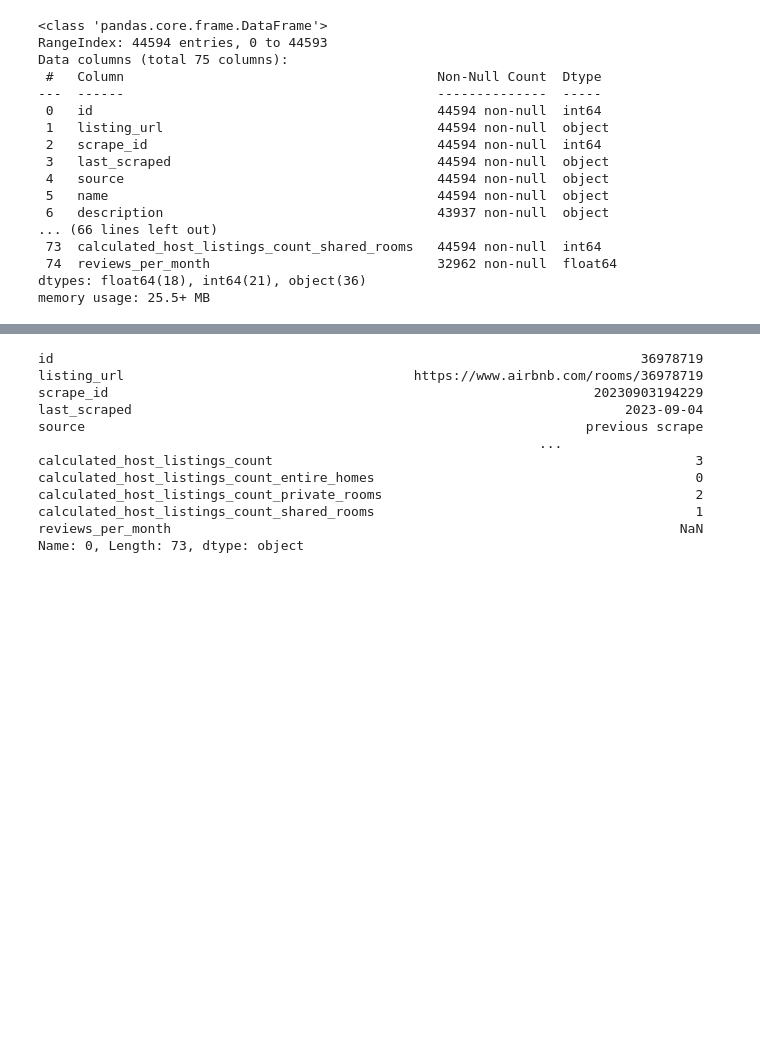
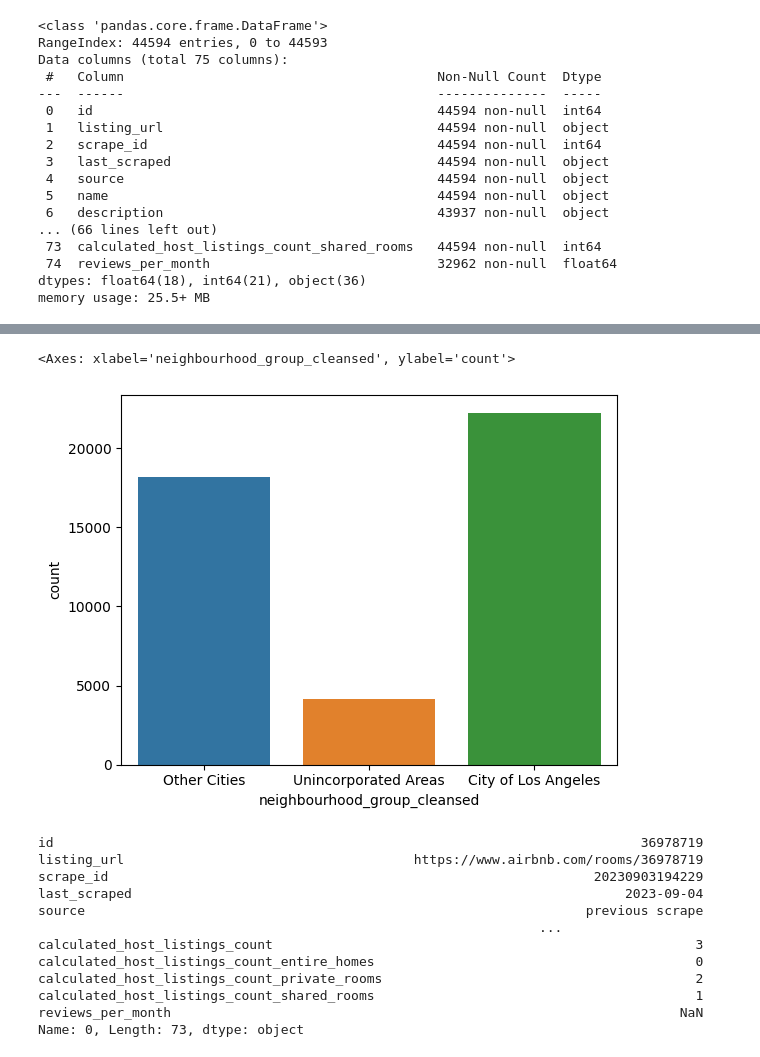
Before and after one commit to zinakhazaee/Visualization, a Jupyter notebook: airbnb.ipynb, the cells around one changed output, grey strips where cells are left out. Cells and saved outputs as stored; diff of their text form; code cells hidden in the pictures; blank space fills up the shorter version.

```diff
--- a/airbnb.ipynb
+++ b/airbnb.ipynb
@@ -70,3 +106,8 @@ df.drop(columns=['calendar_updated','bathrooms'],axis=1 , inplace=True)
+# %%
+sns.countplot(df,x='neighbourhood_group_cleansed')
+# %% [output]
+<Axes: xlabel='neighbourhood_group_cleansed', ylabel='count'>
+[figure, added]
 # %%
 df.iloc[0]
 # %% [output]
```
Also changed, not shown: parts of 7 cells of this notebook.
